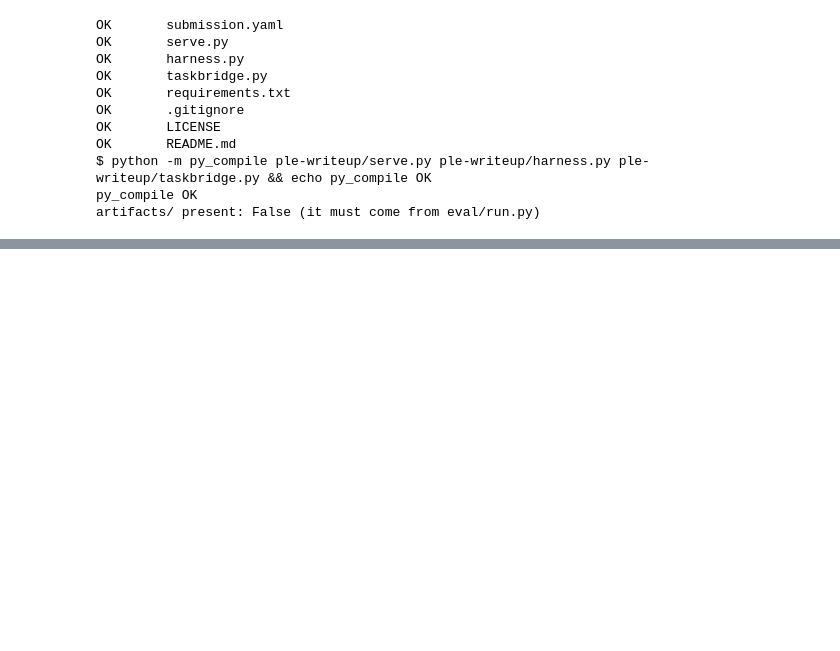
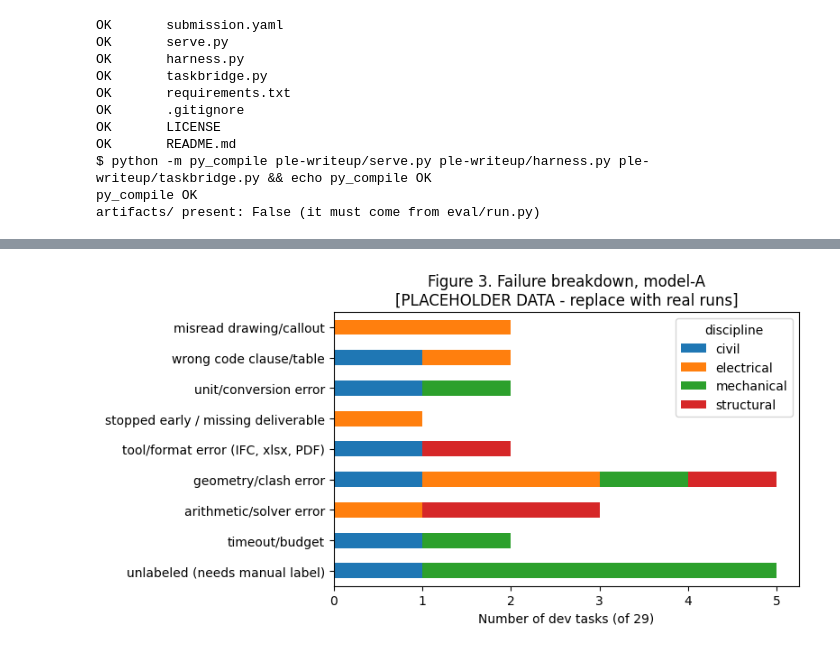
Before and after one commit to rushikesh648/Ple-writeup, a Jupyter notebook: PLE_writeup.ipynb, the cells around one changed output, grey strips where cells are left out. Saved outputs shown, nothing was run; the diff lists cells and outputs as text; code cells hidden in the pictures; blank space fills up the shorter version.

```diff
--- a/PLE_writeup.ipynb
+++ b/PLE_writeup.ipynb
@@ -2494,0 +2813,23 @@ RUN_GIT is False: nothing committed or pushed.
+# %%
+# FIGURE 3: failure breakdown on the 29 dev tasks (final config, strongest model)
+MODEL = df["model"].iloc[0] if PLACEHOLDER else df.groupby("model")["score"].mean().idxmax()
+sub = df[(df.model == MODEL)]
+if "config" in sub and (sub.config == "final").any():
+    sub = sub[sub.config == "final"]
+fails = sub[sub.failure_mode != "none"]
+counts = fails.failure_mode.value_counts().reindex(FAILURE_MODES).fillna(0)
+by_disc = fails.pivot_table(index="failure_mode", columns="discipline", values="task_id",
+                            aggfunc="count").reindex(FAILURE_MODES).fillna(0)
+
+fig, ax = plt.subplots(figsize=(8, 4.2))
+by_disc.plot(kind="barh", stacked=True, ax=ax)
+ax.invert_yaxis()
+ax.set_xlabel("Number of dev tasks (of 29)")
+ax.set_ylabel("")
+ax.set_title(f"Figure 3. Failure breakdown, {MODEL}" + (f"\n[{TAG}]" if TAG else ""))
+plt.tight_layout()
+Path("figures").mkdir(exist_ok=True)
+plt.savefig("figures/fig3_failures.png", dpi=200)
+plt.show()
+# %% [output]
+[figure, added]
```
Also changed, not shown: parts of 36 cells of this notebook.
